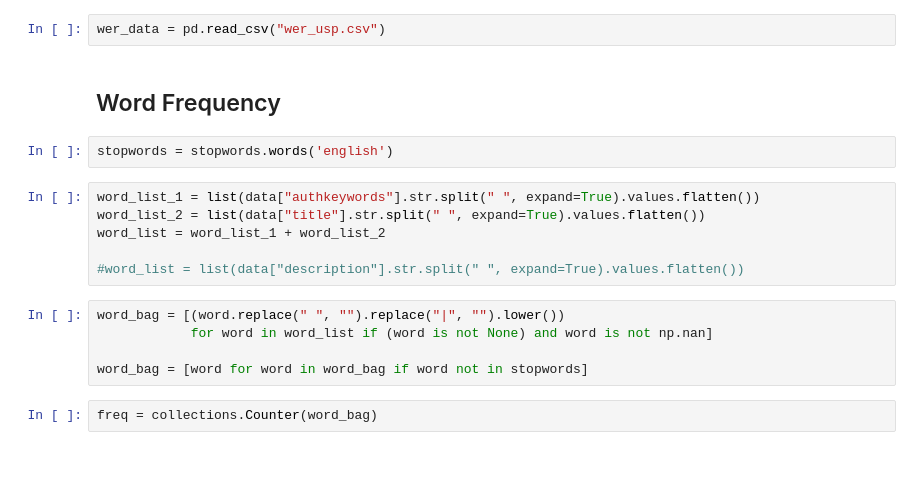
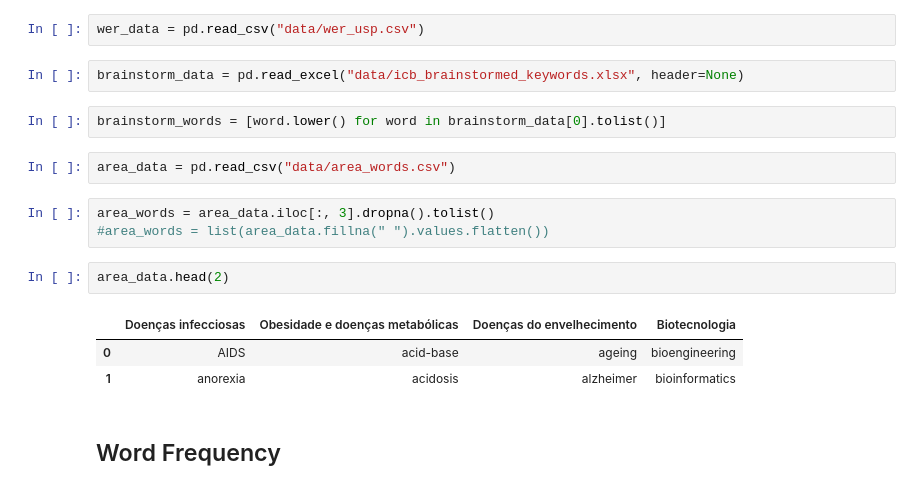
Before and after one commit to danlessa/icb_datamining, a Jupyter notebook: word_frequency.ipynb, the cells around one changed output. Saved outputs shown, nothing was run; the diff lists cells and outputs as text; blank space fills up the shorter version.

```diff
--- a/word_frequency.ipynb
+++ b/word_frequency.ipynb
@@ -15,19 +21,19 @@ data = pd.read_excel("scopus.xls").drop_duplicates()
 # %%
-wer_data = pd.read_csv("wer_usp.csv")
+wer_data = pd.read_csv("data/wer_usp.csv")
+# %%
+brainstorm_data = pd.read_excel("data/icb_brainstormed_keywords.xlsx", header=None)
+# %%
+brainstorm_words = [word.lower() for word in brainstorm_data[0].tolist()]
+# %%
+area_data = pd.read_csv("data/area_words.csv")
+# %%
+area_words = area_data.iloc[:, 3].dropna().tolist()
+#area_words = list(area_data.fillna(" ").values.flatten())
+# %%
+area_data.head(2)
+# %% [output]
+|  | Doenças infecciosas | Obesidade e doenças metabólicas | Doenças do envelhecimento | Biotecnologia |
+| 0 | AIDS | acid-base | ageing | bioengineering |
+| 1 | anorexia | acidosis | alzheimer | bioinformatics |
 # %% [markdown]
 ## Word Frequency
-# %%
-stopwords = stopwords.words('english')
-# %%
-word_list_1 = list(data["authkeywords"].str.split(" ", expand=True).values.flatten())
-word_list_2 = list(data["title"].str.split(" ", expand=True).values.flatten())
-word_list = word_list_1 + word_list_2
-
-#word_list = list(data["description"].str.split(" ", expand=True).values.flatten())
-# %%
-word_bag = [(word.replace(" ", "").replace("|", "").lower())
-            for word in word_list if (word is not None) and word is not np.nan]
-
-word_bag = [word for word in word_bag if word not in stopwords]
-# %%
-freq = collections.Counter(word_bag)
```
Also changed, not shown: parts of 35 cells of this notebook, 32 other files.
